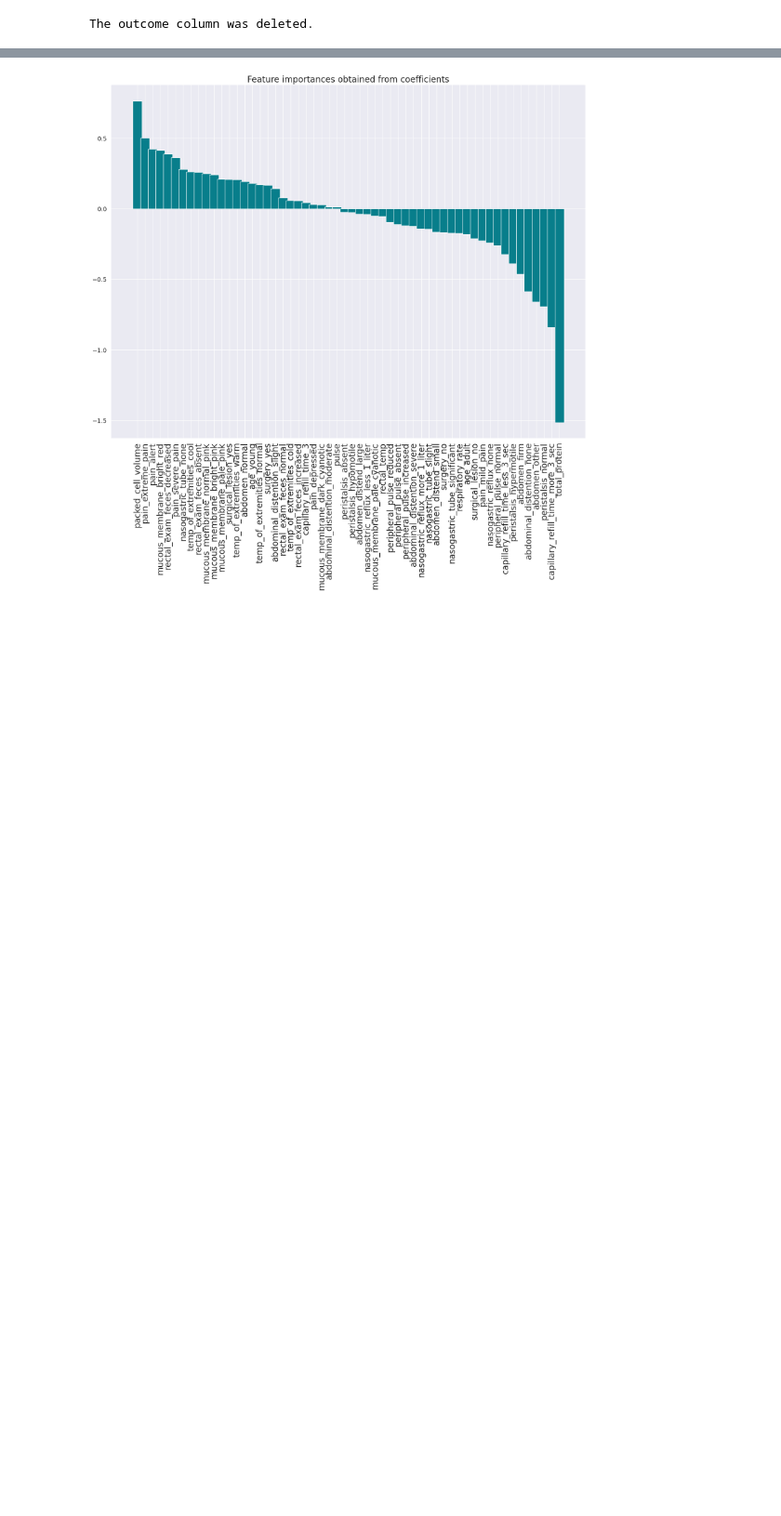
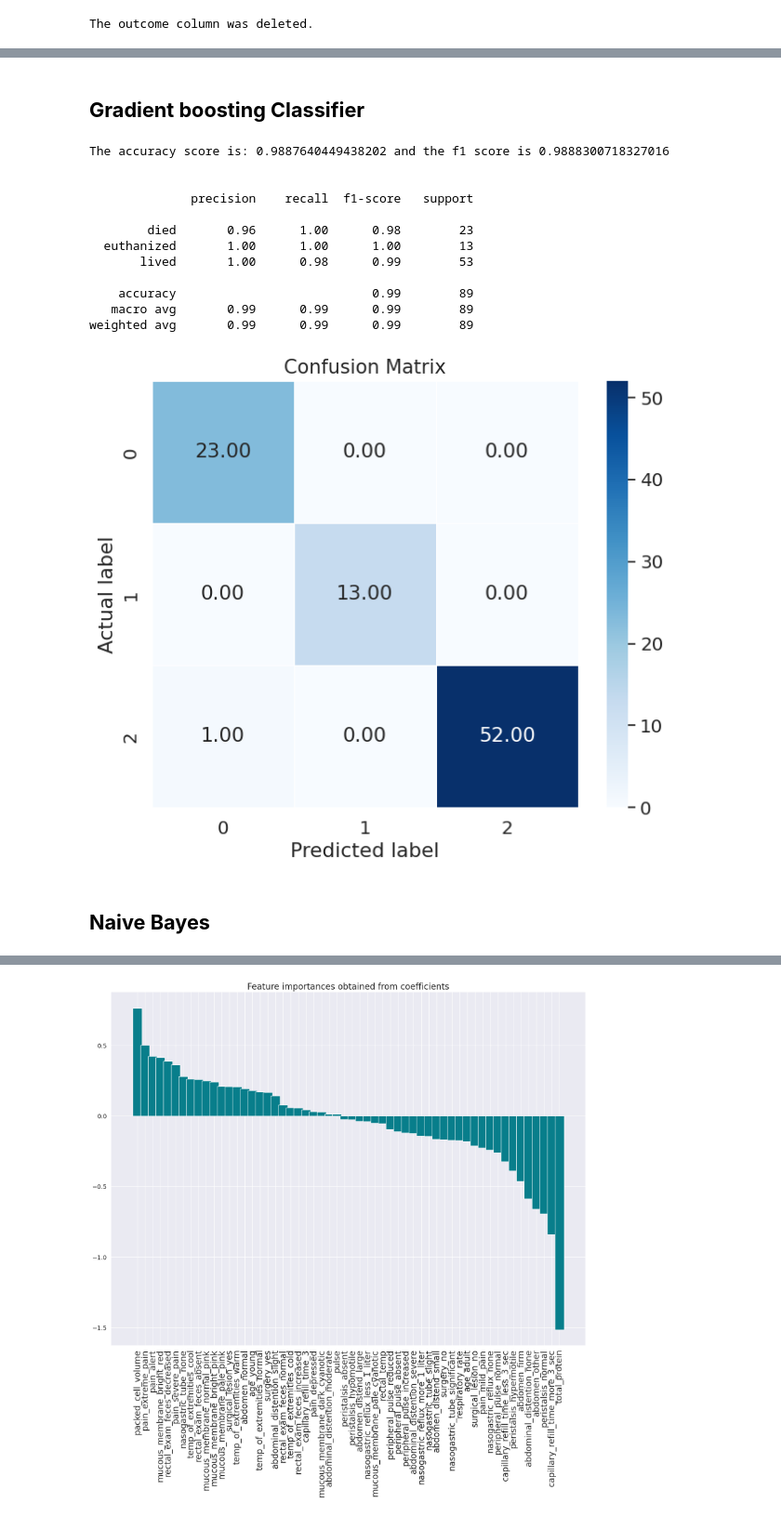
Before and after one commit to leynessa/ds_projects, a Jupyter notebook: Horse__survuval_dataset.ipynb, the cells around one changed output, grey strips where cells are left out. Shown at 93% size. Cells and saved outputs as stored; diff of their text form; code cells hidden in the pictures; blank space fills up the shorter version.

```diff
--- a/Horse__survuval_dataset.ipynb
+++ b/Horse__survuval_dataset.ipynb
@@ -661,0 +450,2 @@ Confusion Matrix:
+# %% [markdown]
+## **Gradient boosting Classifier**
@@ -661,0 +465,29 @@ Confusion Matrix:
+# %%
+print(f'The accuracy score is: {accuracy_gb} and the f1 score is {f1_gb}')
+print('\n')
+print(f'{classification_report(y_test, y_pred)}')
+
+cm = confusion_matrix(y_test, y_pred)
+plt.figure(figsize=(8,6))
+sns.heatmap(cm, annot=True, fmt=".2f", linewidths=.5, square =True, cmap = 'Blues');
+plt.ylabel('Actual label')
+plt.xlabel('Predicted label')
+all_sample_title = 'Confusion Matrix'
+plt.title(all_sample_title, size = 15)
+plt.show()
+# %% [output]
+The accuracy score is: 0.9887640449438202 and the f1 score is 0.9888300718327016
+
+
+              precision    recall  f1-score   support
+
+        died       0.96      1.00      0.98        23
+  euthanized       1.00      1.00      1.00        13
+       lived       1.00      0.98      0.99        53
+
+    accuracy                           0.99        89
+   macro avg       0.99      0.99      0.99        89
+weighted avg       0.99      0.99      0.99        89
+[figure, added]
+# %% [markdown]
+## **Naive Bayes**
```
Also changed, not shown: parts of 95 cells of this notebook.
